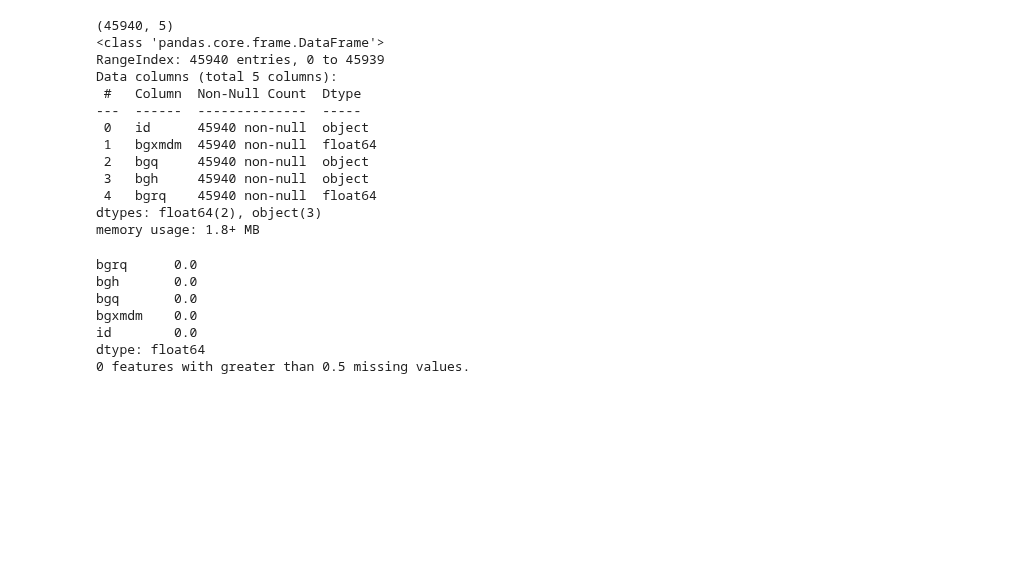
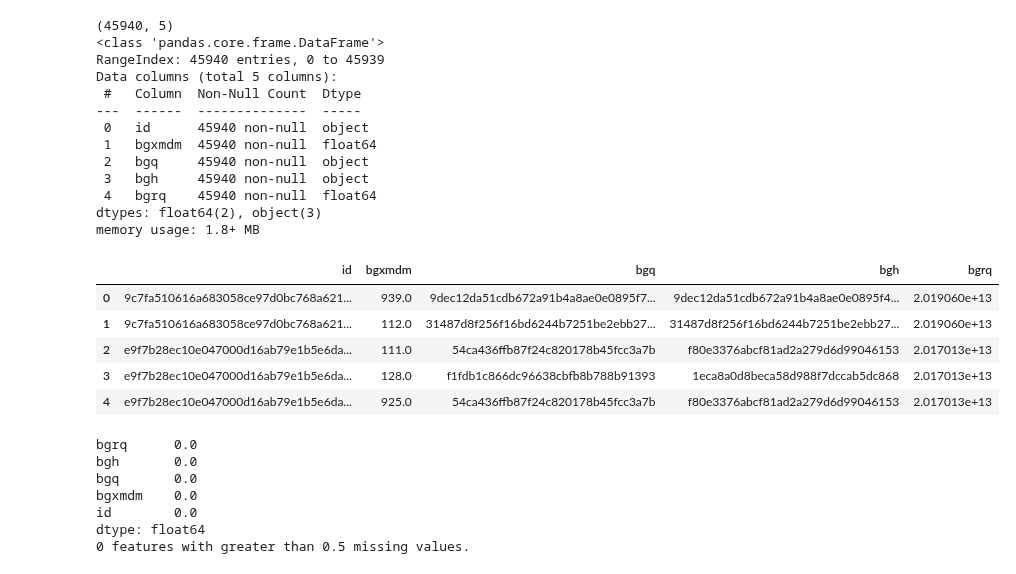
Before and after one commit to michaelzhouy/Competition, a Jupyter notebook: 04-DataFountain/00-CCF/02-企业非法集资风险预测/train/EDA/数据集4：change_info.csv.ipynb, the cells around one changed output. Drawn from its saved outputs; the diff is of its cells as text; code cells hidden in the pictures; blank space fills up the shorter version.

```diff
--- a/04-DataFountain/00-CCF/02-企业非法集资风险预测/train/EDA/数据集4：change_info.csv.ipynb
+++ b/04-DataFountain/00-CCF/02-企业非法集资风险预测/train/EDA/数据集4：change_info.csv.ipynb
@@ -9,7 +14,7 @@ warnings.filterwarnings('ignore')
 # 包含数据集7和8中涉及到的企业的变更信息，每一行代表一个企业变更信息，每一行5列，其中id列为企业唯一标识，列之间采用“,”分隔符分割。
 # 数据格式如下：
 # [id:企业唯一标识, bgxmdm:变更信息代码, bgq:变更前, bgh:变更后, bgrq:变更日期]
-change_info = pd.read_csv('../input/train/change_info.csv')
+change_info = pd.read_csv('../../input/train/change_info.csv')
 print(change_info.shape)
 change_info.info()
 # %% [output]
@@ -26,6 +31,15 @@ Data columns (total 5 columns):
  4   bgrq    45940 non-null  float64
 dtypes: float64(2), object(3)
 memory usage: 1.8+ MB
+# %%
+change_info.head()
+# %% [output]
+|  | id | bgxmdm | bgq | bgh | bgrq |
+| 0 | 9c7fa510616a683058ce97d0bc768a621... | 939.0 | 9dec12da51cdb672a91b4a8ae0e0895f7... | 9dec12da51cdb672a91b4a8ae0e0895f4... | 2.019060e+13 |
+| 1 | 9c7fa510616a683058ce97d0bc768a621... | 112.0 | 31487d8f256f16bd6244b7251be2ebb27... | 31487d8f256f16bd6244b7251be2ebb27... | 2.019060e+13 |
+| 2 | e9f7b28ec10e047000d16ab79e1b5e6da... | 111.0 | 54ca436ffb87f24c820178b45fcc3a7b | f80e3376abcf81ad2a279d6d99046153 | 2.017013e+13 |
+| 3 | e9f7b28ec10e047000d16ab79e1b5e6da... | 128.0 | f1fdb1c866dc96638cbfb8b788b91393 | 1eca8a0d8beca58d988f7dccab5dc868 | 2.017013e+13 |
+| 4 | e9f7b28ec10e047000d16ab79e1b5e6da... | 925.0 | 54ca436ffb87f24c820178b45fcc3a7b | f80e3376abcf81ad2a279d6d99046153 | 2.017013e+13 |
 # %%
 def identify_missing(df, missing_threshold):
     """
```
Also changed, not shown: parts of 15 cells of this notebook.
